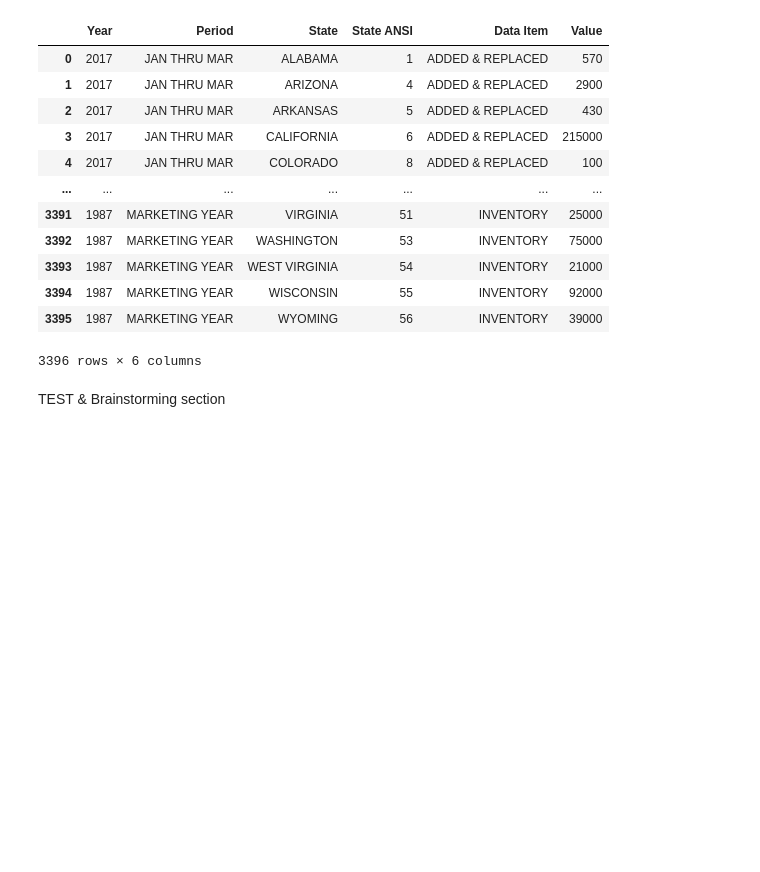
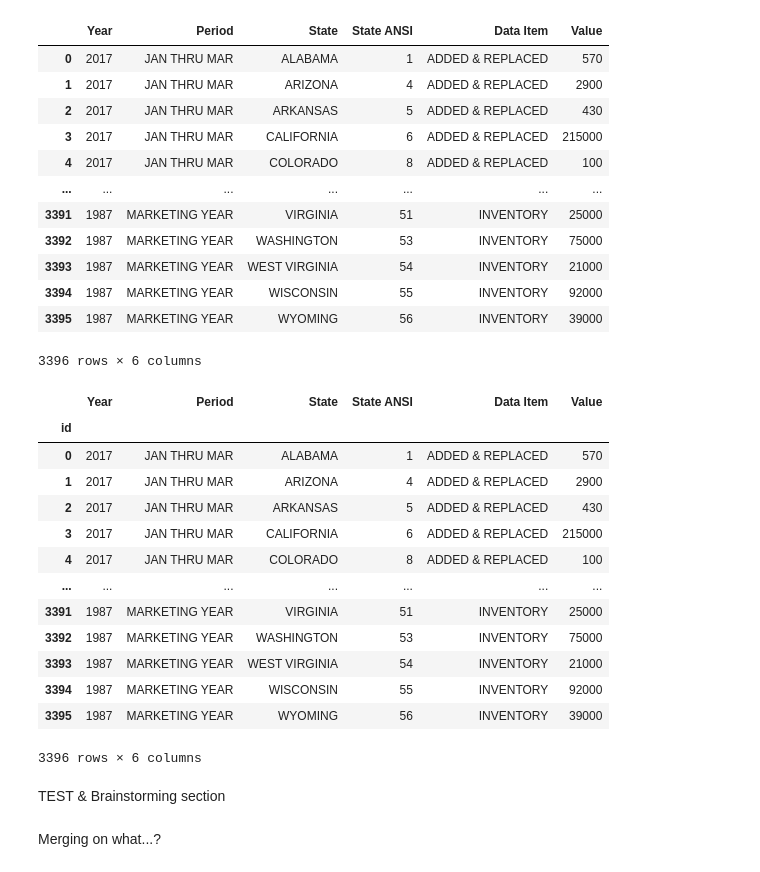
Before and after one commit to JasonAlfred/beeColonies, a Jupyter notebook: Draft SQL functions.ipynb, the cells around one changed output. Drawn from its saved outputs; the diff is of its cells as text; code cells hidden in the pictures; blank space fills up the shorter version.

```diff
--- a/Draft SQL functions.ipynb
+++ b/Draft SQL functions.ipynb
@@ -206,5 +248,27 @@ SurveyDataByState_df
 | 3394 | 1987 | MARKETING YEAR | WISCONSIN | 55 | INVENTORY | 92000 |
 | 3395 | 1987 | MARKETING YEAR | WYOMING | 56 | INVENTORY | 39000 |
 3396 rows × 6 columns
+# %%
+# Add an id column
+SurveyDataByState_df.reset_index(drop=False, inplace=True)
+SurveyDataByState_df = SurveyDataByState_df.rename(columns={'index':'id'})
+SurveyDataByState_df.set_index('id', inplace=True)
+
+SurveyDataByState_df
+# %% [output]
+|  | Year | Period | State | State ANSI | Data Item | Value |
+| id |  |  |  |  |  |  |
+| 0 | 2017 | JAN THRU MAR | ALABAMA | 1 | ADDED & REPLACED | 570 |
+| 1 | 2017 | JAN THRU MAR | ARIZONA | 4 | ADDED & REPLACED | 2900 |
+| 2 | 2017 | JAN THRU MAR | ARKANSAS | 5 | ADDED & REPLACED | 430 |
+| 3 | 2017 | JAN THRU MAR | CALIFORNIA | 6 | ADDED & REPLACED | 215000 |
+| 4 | 2017 | JAN THRU MAR | COLORADO | 8 | ADDED & REPLACED | 100 |
+| ... | ... | ... | ... | ... | ... | ... |
+| 3391 | 1987 | MARKETING YEAR | VIRGINIA | 51 | INVENTORY | 25000 |
+| 3392 | 1987 | MARKETING YEAR | WASHINGTON | 53 | INVENTORY | 75000 |
+| 3393 | 1987 | MARKETING YEAR | WEST VIRGINIA | 54 | INVENTORY | 21000 |
+| 3394 | 1987 | MARKETING YEAR | WISCONSIN | 55 | INVENTORY | 92000 |
+| 3395 | 1987 | MARKETING YEAR | WYOMING | 56 | INVENTORY | 39000 |
+3396 rows × 6 columns
 # %% [markdown]
 TEST & Brainstorming section
@@ -212,0 +275,2 @@ test_merge_df = pd.merge(SurveyDataByState_df)
+# %% [markdown]
+Merging on what...?
```
Also changed, not shown: parts of 4 cells of this notebook, 3 other files.
